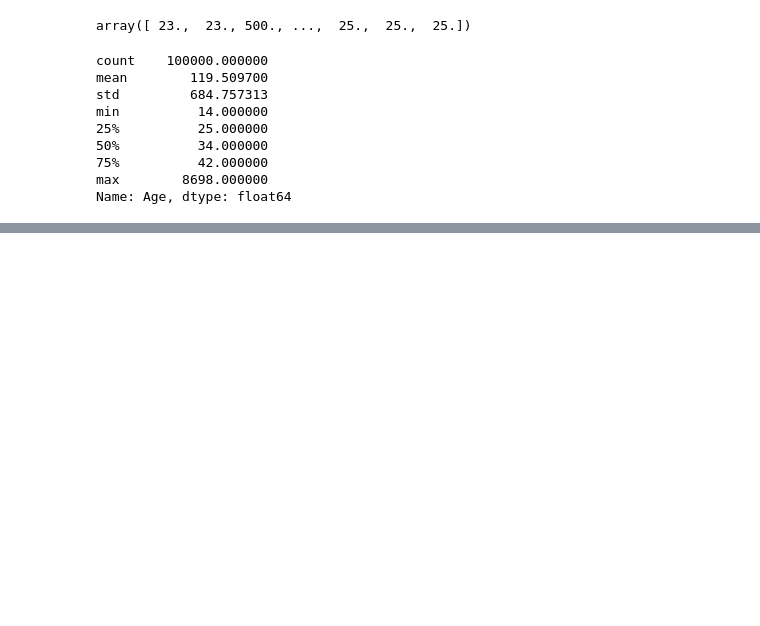
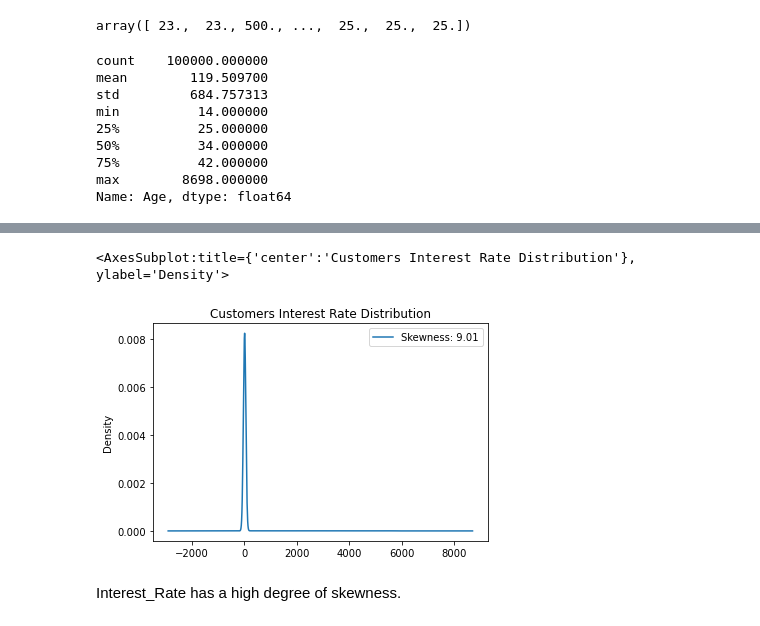
Before and after one commit to OlaJaglinska/Data-Science-Training, a Jupyter notebook: EDA/EDA.ipynb, the cells around one changed output, grey strips where cells are left out. Cells and saved outputs as stored; diff of their text form; code cells hidden in the pictures; blank space fills up the shorter version.

Commit message:
Interest rate

```diff
--- a/EDA/EDA.ipynb
+++ b/EDA/EDA.ipynb
@@ -318,0 +332,7 @@ df['Age'].plot.kde(ind=[-200,-150,-100,-50,0,50,100,150,200,250,300])
+# %%
+df['Interest_Rate'].plot.kde(label = 'Skewness: %.2f'%(df['Interest_Rate'].skew()), legend='best', title='Customers Interest Rate Distribution')
+# %% [output]
+<AxesSubplot:title={'center':'Customers Interest Rate Distribution'}, ylabel='Density'>
+[figure, added]
+# %% [markdown]
+Interest_Rate has a high degree of skewness.
```
Also changed, not shown: parts of 11 cells of this notebook.
